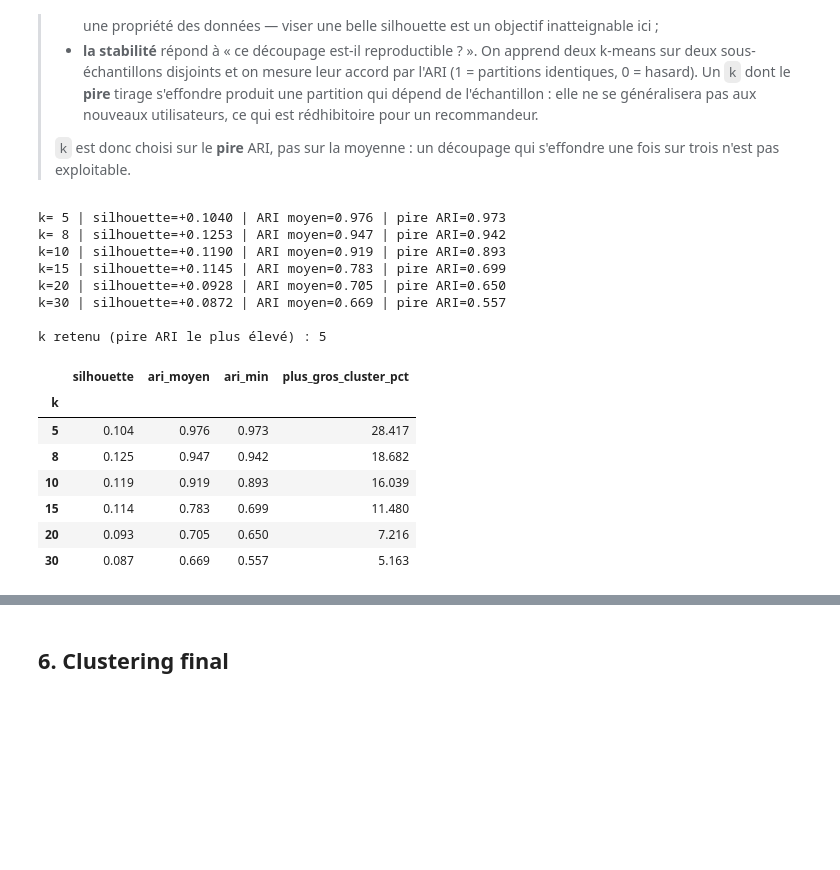
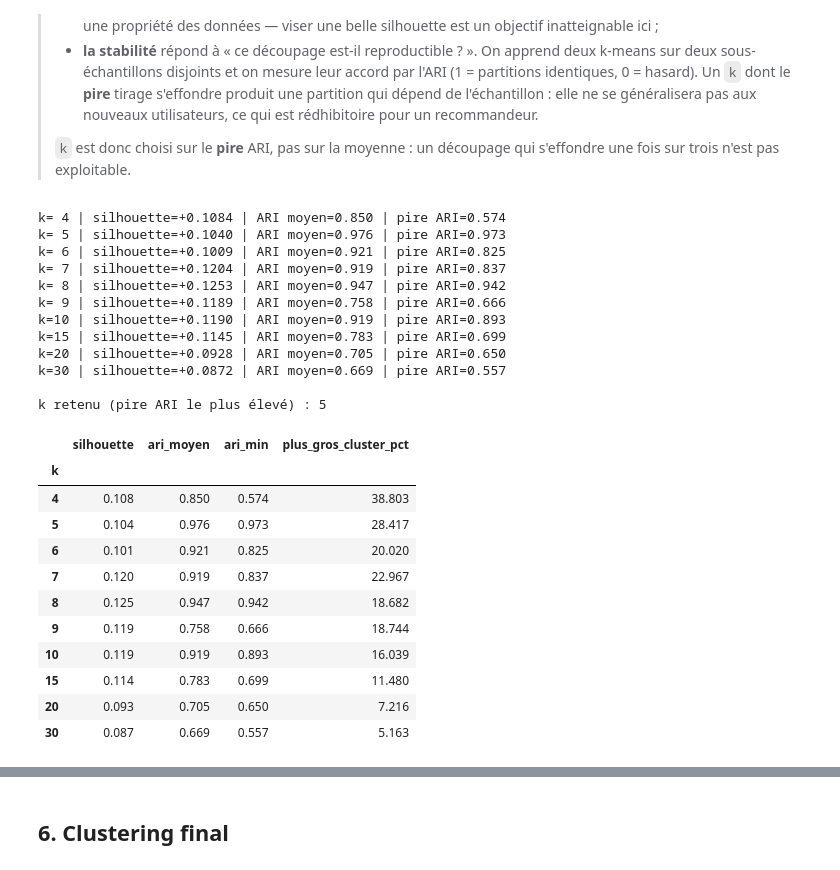
Before and after one commit to AminLO-ma/movie-boxoffice-recommender, a Jupyter notebook: notebooks/movielens_clustering_recommender.ipynb, the cells around one changed output, grey strips where cells are left out. Drawn from its saved outputs; the diff is of its cells as text; code cells hidden in the pictures; blank space fills up the shorter version.

```diff
--- a/notebooks/movielens_clustering_recommender.ipynb
+++ b/notebooks/movielens_clustering_recommender.ipynb
@@ -146,36 +146,44 @@ def cluster_stability(X, k, n_draws=3, size=40_000, seed=RANDOM_STATE):
         commun = np.intersect1d(a, b)
         ma = KMeans(k, n_init=5, random_state=alea.integers(1e6)).fit(X[a])
         mb = KMeans(k, n_init=5, random_state=alea.integers(1e6)).fit(X[b])
         scores.append(adjusted_rand_score(ma.predict(X[commun]), mb.predict(X[commun])))
     return np.mean(scores), np.min(scores)
 
 
-k_range = [5, 8, 10, 15, 20, 30]
+k_range = [4, 5, 6, 7, 8, 9, 10, 15, 20, 30]
 rows_k = []
 for k in k_range:
     sil, biggest = evaluate_k(user_vectors, k)
     ari_mean, ari_min = cluster_stability(user_vectors, k)
     rows_k.append({"k": k, "silhouette": sil, "ari_moyen": ari_mean, "ari_min": ari_min,
                    "plus_gros_cluster_pct": biggest})
     print(f"k={k:>2} | silhouette={sil:+.4f} | ARI moyen={ari_mean:.3f} | pire ARI={ari_min:.3f}")
 
 k_selection = pd.DataFrame(rows_k).set_index("k")
 N_CLUSTERS = int(k_selection["ari_min"].idxmax())
 print(f"\nk retenu (pire ARI le plus élevé) : {N_CLUSTERS}")
 k_selection.round(3)
 # %% [output]
+k= 4 | silhouette=+0.1084 | ARI moyen=0.850 | pire ARI=0.574
 k= 5 | silhouette=+0.1040 | ARI moyen=0.976 | pire ARI=0.973
+k= 6 | silhouette=+0.1009 | ARI moyen=0.921 | pire ARI=0.825
+k= 7 | silhouette=+0.1204 | ARI moyen=0.919 | pire ARI=0.837
 k= 8 | silhouette=+0.1253 | ARI moyen=0.947 | pire ARI=0.942
+k= 9 | silhouette=+0.1189 | ARI moyen=0.758 | pire ARI=0.666
 k=10 | silhouette=+0.1190 | ARI moyen=0.919 | pire ARI=0.893
 k=15 | silhouette=+0.1145 | ARI moyen=0.783 | pire ARI=0.699
 k=20 | silhouette=+0.0928 | ARI moyen=0.705 | pire ARI=0.650
 k=30 | silhouette=+0.0872 | ARI moyen=0.669 | pire ARI=0.557
 
 k retenu (pire ARI le plus élevé) : 5
 |  | silhouette | ari_moyen | ari_min | plus_gros_cluster_pct |
 | k |  |  |  |  |
+| 4 | 0.108 | 0.850 | 0.574 | 38.803 |
 | 5 | 0.104 | 0.976 | 0.973 | 28.417 |
+| 6 | 0.101 | 0.921 | 0.825 | 20.020 |
+| 7 | 0.120 | 0.919 | 0.837 | 22.967 |
 | 8 | 0.125 | 0.947 | 0.942 | 18.682 |
+| 9 | 0.119 | 0.758 | 0.666 | 18.744 |
 | 10 | 0.119 | 0.919 | 0.893 | 16.039 |
 | 15 | 0.114 | 0.783 | 0.699 | 11.480 |
 | 20 | 0.093 | 0.705 | 0.650 | 7.216 |
```
Also changed, not shown: parts of 2 cells of this notebook, 1 other file.
